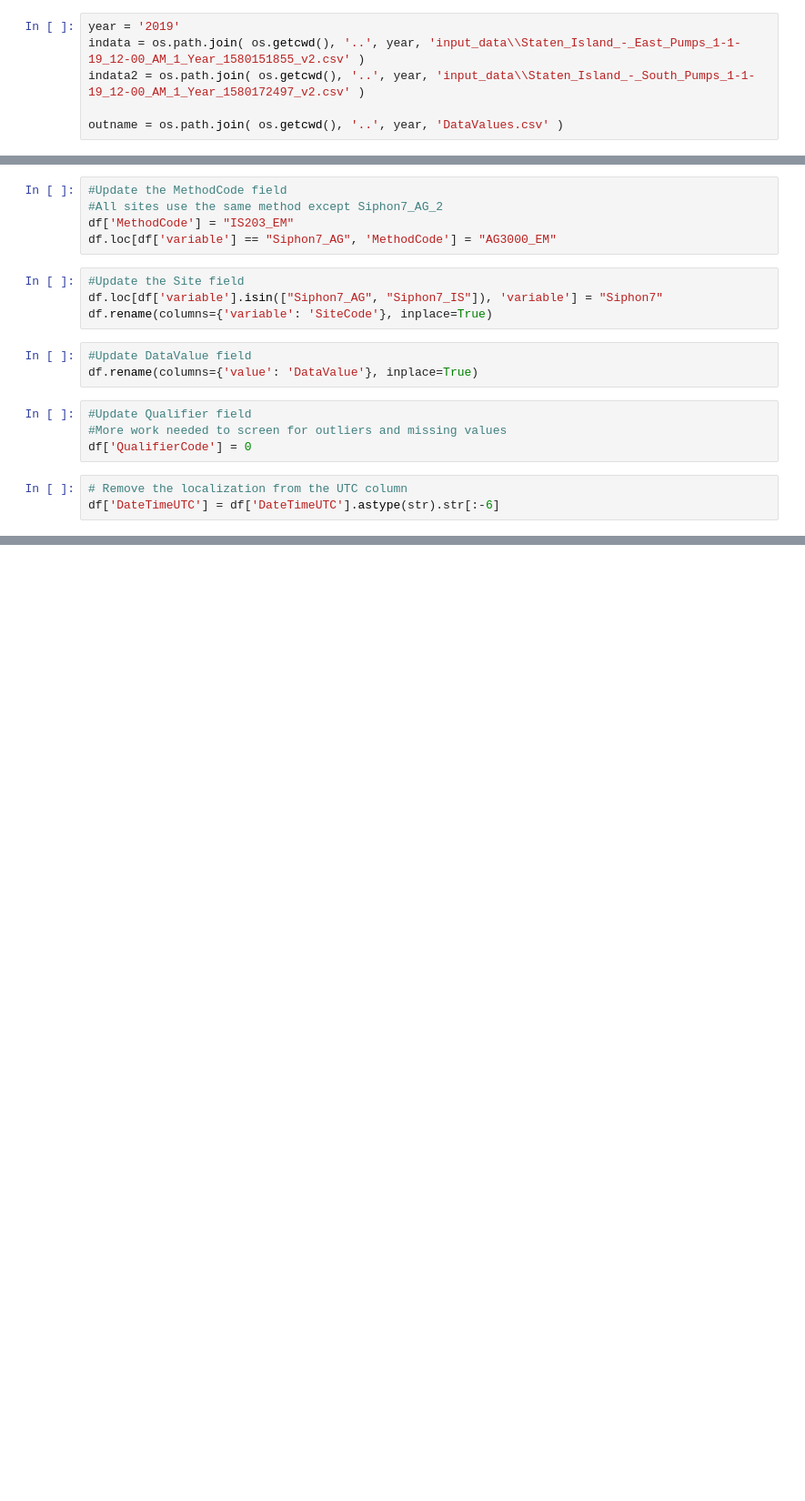
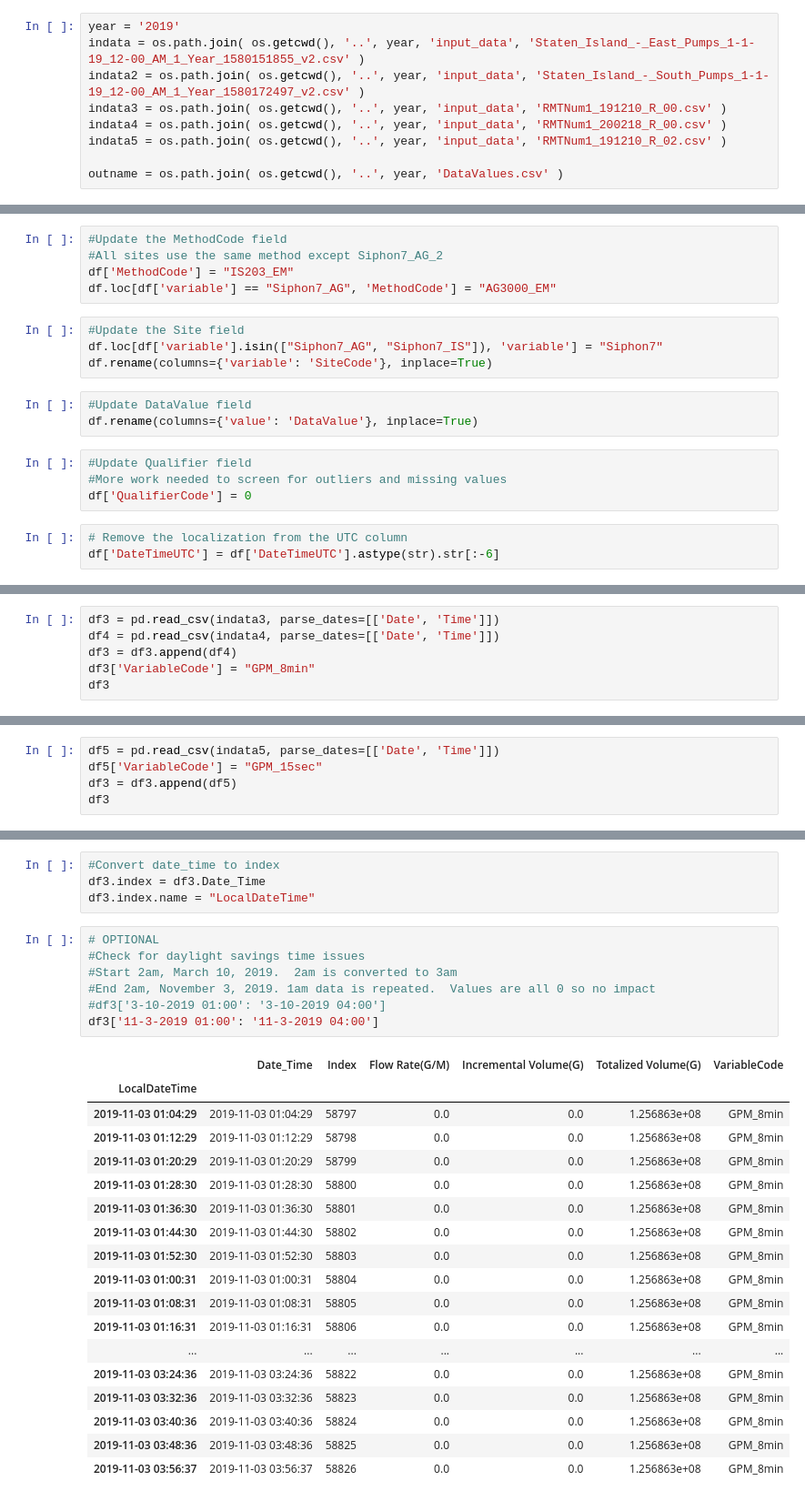
Before and after one commit to tnc-ca-geo/diversion, a Jupyter notebook: Step07_create_datavalues_table.ipynb, the cells around one changed output, grey strips where cells are left out. Shown at 91% size. Cells and saved outputs as stored; diff of their text form; blank space fills up the shorter version.

```diff
--- a/Step07_create_datavalues_table.ipynb
+++ b/Step07_create_datavalues_table.ipynb
@@ -10,7 +10,10 @@ import os.path
 from datetime import datetime
 # %%
 year = '2019'
-indata = os.path.join( os.getcwd(), '..', year, 'input_data\\Staten_Island_-_East_Pumps_1-1-19_12-00_AM_1_Year_1580151855_v2.csv' )
-indata2 = os.path.join( os.getcwd(), '..', year, 'input_data\\Staten_Island_-_South_Pumps_1-1-19_12-00_AM_1_Year_1580172497_v2.csv' )
+indata = os.path.join( os.getcwd(), '..', year, 'input_data', 'Staten_Island_-_East_Pumps_1-1-19_12-00_AM_1_Year_1580151855_v2.csv' )
+indata2 = os.path.join( os.getcwd(), '..', year, 'input_data', 'Staten_Island_-_South_Pumps_1-1-19_12-00_AM_1_Year_1580172497_v2.csv' )
+indata3 = os.path.join( os.getcwd(), '..', year, 'input_data', 'RMTNum1_191210_R_00.csv' )
+indata4 = os.path.join( os.getcwd(), '..', year, 'input_data', 'RMTNum1_200218_R_00.csv' )
+indata5 = os.path.join( os.getcwd(), '..', year, 'input_data', 'RMTNum1_191210_R_02.csv' )
 
 outname = os.path.join( os.getcwd(), '..', year, 'DataValues.csv' )
@@ -197,0 +205,6 @@ df['DateTimeUTC'] = df['DateTimeUTC'].astype(str).str[:-6]
+# %%
+df3 = pd.read_csv(indata3, parse_dates=[['Date', 'Time']])
+df4 = pd.read_csv(indata4, parse_dates=[['Date', 'Time']])
+df3 = df3.append(df4)
+df3['VariableCode'] = "GPM_8min"
+df3
@@ -197,0 +230,5 @@ df['DateTimeUTC'] = df['DateTimeUTC'].astype(str).str[:-6]
+# %%
+df5 = pd.read_csv(indata5, parse_dates=[['Date', 'Time']])
+df5['VariableCode'] = "GPM_15sec"
+df3 = df3.append(df5)
+df3
@@ -197,0 +254,30 @@ df['DateTimeUTC'] = df['DateTimeUTC'].astype(str).str[:-6]
+# %%
+#Convert date_time to index
+df3.index = df3.Date_Time
+df3.index.name = "LocalDateTime"
+# %%
+# OPTIONAL
+#Check for daylight savings time issues
+#Start 2am, March 10, 2019.  2am is converted to 3am
+#End 2am, November 3, 2019. 1am data is repeated.  Values are all 0 so no impact
+#df3['3-10-2019 01:00': '3-10-2019 04:00']
+df3['11-3-2019 01:00': '11-3-2019 04:00']
+# %% [output]
+|  | Date_Time | Index | Flow Rate(G/M) | Incremental Volume(G) | Totalized Volume(G) | VariableCode |
+| LocalDateTime |  |  |  |  |  |  |
+| 2019-11-03 01:04:29 | 2019-11-03 01:04:29 | 58797 | 0.0 | 0.0 | 1.256863e+08 | GPM_8min |
+| 2019-11-03 01:12:29 | 2019-11-03 01:12:29 | 58798 | 0.0 | 0.0 | 1.256863e+08 | GPM_8min |
+| 2019-11-03 01:20:29 | 2019-11-03 01:20:29 | 58799 | 0.0 | 0.0 | 1.256863e+08 | GPM_8min |
+| 2019-11-03 01:28:30 | 2019-11-03 01:28:30 | 58800 | 0.0 | 0.0 | 1.256863e+08 | GPM_8min |
+| 2019-11-03 01:36:30 | 2019-11-03 01:36:30 | 58801 | 0.0 | 0.0 | 1.256863e+08 | GPM_8min |
+| 2019-11-03 01:44:30 | 2019-11-03 01:44:30 | 58802 | 0.0 | 0.0 | 1.256863e+08 | GPM_8min |
+| 2019-11-03 01:52:30 | 2019-11-03 01:52:30 | 58803 | 0.0 | 0.0 | 1.256863e+08 | GPM_8min |
+| 2019-11-03 01:00:31 | 2019-11-03 01:00:31 | 58804 | 0.0 | 0.0 | 1.256863e+08 | GPM_8min |
+| 2019-11-03 01:08:31 | 2019-11-03 01:08:31 | 58805 | 0.0 | 0.0 | 1.256863e+08 | GPM_8min |
+| 2019-11-03 01:16:31 | 2019-11-03 01:16:31 | 58806 | 0.0 | 0.0 | 1.256863e+08 | GPM_8min |
+| ... | ... | ... | ... | ... | ... | ... |
+| 2019-11-03 03:24:36 | 2019-11-03 03:24:36 | 58822 | 0.0 | 0.0 | 1.256863e+08 | GPM_8min |
+| 2019-11-03 03:32:36 | 2019-11-03 03:32:36 | 58823 | 0.0 | 0.0 | 1.256863e+08 | GPM_8min |
+| 2019-11-03 03:40:36 | 2019-11-03 03:40:36 | 58824 | 0.0 | 0.0 | 1.256863e+08 | GPM_8min |
+| 2019-11-03 03:48:36 | 2019-11-03 03:48:36 | 58825 | 0.0 | 0.0 | 1.256863e+08 | GPM_8min |
+| 2019-11-03 03:56:37 | 2019-11-03 03:56:37 | 58826 | 0.0 | 0.0 | 1.256863e+08 | GPM_8min |
```
Also changed, not shown: parts of 20 cells of this notebook, 1 other file.
